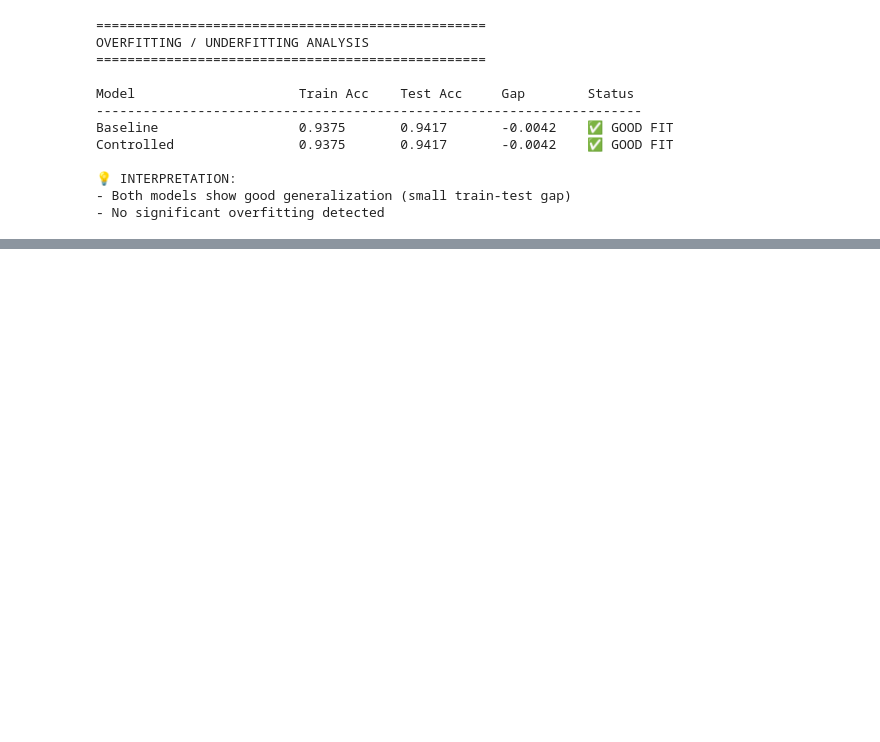
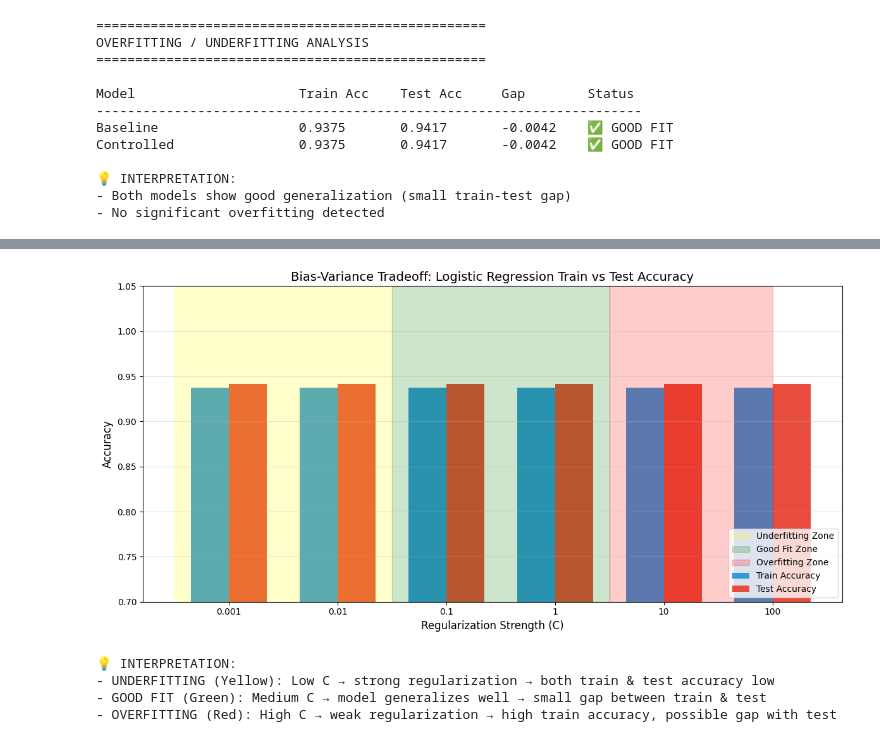
Before and after one commit to NGJIERU/WIE3007-GroupProject-Sem1-2025, a Jupyter notebook: notebooks/05_model_logistic_regression.ipynb, the cells around one changed output, grey strips where cells are left out. Drawn from its saved outputs; the diff is of its cells as text; code cells hidden in the pictures; blank space fills up the shorter version.

Commit message:
add hyperparameter tuning and comparison between tunings

```diff
--- a/notebooks/05_model_logistic_regression.ipynb
+++ b/notebooks/05_model_logistic_regression.ipynb
@@ -213,0 +316,74 @@ Controlled                0.9375       0.9417       -0.0042    ✅ GOOD FIT
+# %%
+import matplotlib.pyplot as plt
+import numpy as np
+from sklearn.linear_model import LogisticRegression
+from sklearn.preprocessing import StandardScaler
+from sklearn.metrics import accuracy_score
+
+# Regularization strengths to test
+C_values = [0.001, 0.01, 0.1, 1, 10, 100]
+train_scores = []
+test_scores = []
+
+# Evaluate train/test accuracy for each C
+for C in C_values:
+    model = LogisticRegression(
+        C=C,
+        penalty='l2',
+        solver='liblinear',
+        max_iter=500,
+        random_state=42,
+        class_weight=None
+    )
+    model.fit(X_train_scaled, y_train)
+    train_scores.append(accuracy_score(y_train, model.predict(X_train_scaled)))
+    test_scores.append(accuracy_score(y_test, model.predict(X_test_scaled)))
+
+# Convert to NumPy arrays
+train_scores = np.array(train_scores, dtype=float)
+test_scores = np.array(test_scores, dtype=float)
+
+C_labels = [str(C) for C in C_values]
+
+# Bar chart
+fig, ax = plt.subplots(figsize=(12, 6))
+x = np.arange(len(C_values))
+width = 0.35
+
+ax.bar(x - width/2, train_scores, width, label='Train Accuracy', color='#3498db')
+ax.bar(x + width/2, test_scores, width, label='Test Accuracy', color='#e74c3c')
+
+# Highlight zones (approximation for LR)
+ax.axvspan(-0.5, 1.5, alpha=0.2, color='yellow', label='Underfitting Zone')
+ax.axvspan(1.5, 3.5, alpha=0.2, color='green', label='Good Fit Zone')
+ax.axvspan(3.5, len(C_values)-1, alpha=0.2, color='red', label='Overfitting Zone')
+
+ax.set_xlabel('Regularization Strength (C)', fontsize=12)
+ax.set_ylabel('Accuracy', fontsize=12)
+ax.set_title('Bias-Variance Tradeoff: Logistic Regression Train vs Test Accuracy', fontsize=14)
+ax.set_xticks(x)
+ax.set_xticklabels(C_labels)
+ax.set_ylim(0.7, 1.05)
+ax.grid(axis='y', alpha=0.3)
+ax.legend(loc='lower right')
+
+# Annotate large gaps
+for i, (train, test) in enumerate(zip(train_scores, test_scores)):
+    gap = train - test
+    if gap > 0.05:
+        ax.annotate(f'Gap: {gap:.2f}', xy=(i, max(train, test)+0.01),
+                    ha='center', fontsize=8, color='red')
+
+plt.tight_layout()
+plt.show()
+
+print("\n💡 INTERPRETATION:")
+print("- UNDERFITTING (Yellow): Low C → strong regularization → both train & test accuracy low")
+print("- GOOD FIT (Green): Medium C → model generalizes well → small gap between train & test")
+print("- OVERFITTING (Red): High C → weak regularization → high train accuracy, possible gap with test")
+# %% [output]
+[figure, added]
+💡 INTERPRETATION:
+- UNDERFITTING (Yellow): Low C → strong regularization → both train & test accuracy low
+- GOOD FIT (Green): Medium C → model generalizes well → small gap between train & test
+- OVERFITTING (Red): High C → weak regularization → high train accuracy, possible gap with test
```
Also changed, not shown: parts of 5 cells of this notebook.
